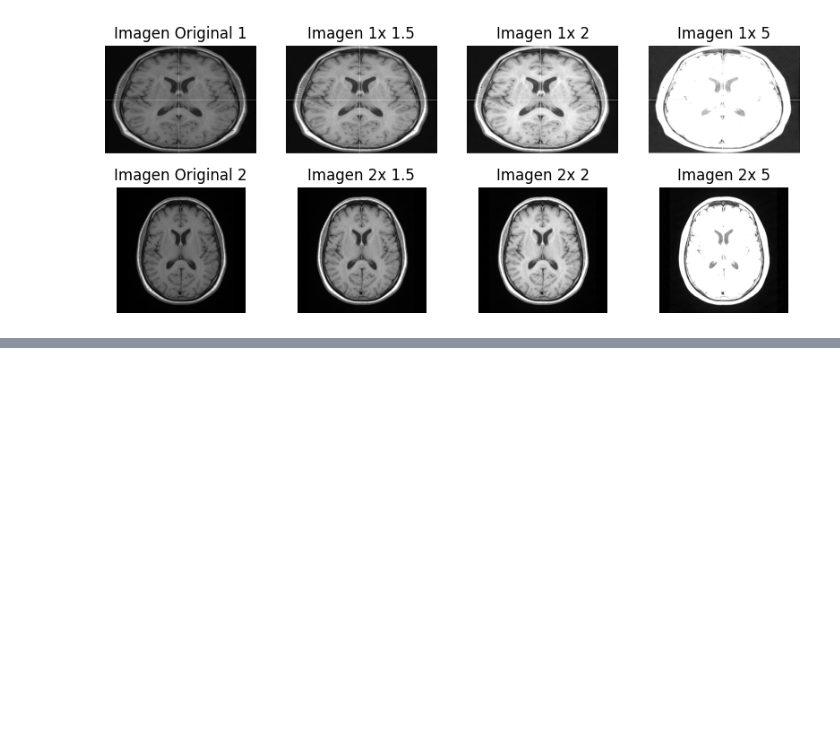
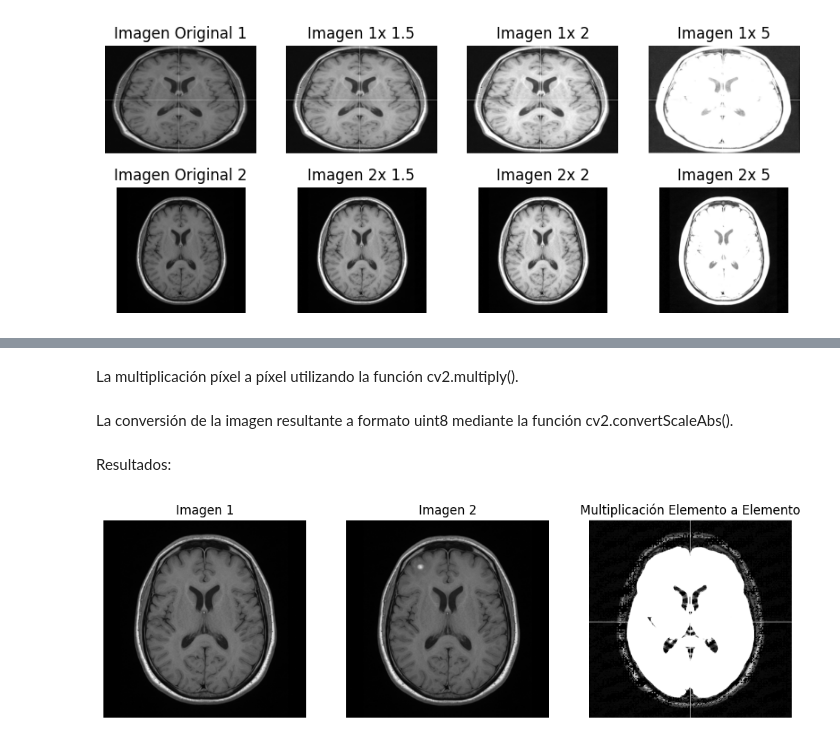
Before and after one commit to JanethGrimaldo/AI, a Jupyter notebook: Practica_6.ipynb, the cells around one changed output, grey strips where cells are left out. Saved outputs shown, nothing was run; the diff lists cells and outputs as text; code cells hidden in the pictures; blank space fills up the shorter version.

```diff
--- a/Practica_6.ipynb
+++ b/Practica_6.ipynb
@@ -183,0 +186,36 @@ plt.show()
+# %%
+img5 = cv2.imread("5.jpg", cv2.IMREAD_GRAYSCALE)
+img6 = cv2.imread("6.jpg", cv2.IMREAD_GRAYSCALE)
+
+img6 = cv2.resize(img6, (img5.shape[1], img5.shape[0]))
+# %% [markdown]
+La multiplicación píxel a píxel utilizando la función cv2.multiply().
+# %%
+img_multiplicada=cv2.multiply(img6, img5)
+# %% [markdown]
+La conversión de la imagen resultante a formato uint8 mediante la función cv2.convertScaleAbs().
+# %%
+img_multiplicada=cv2.convertScaleAbs(img_multiplicada)
+# %% [markdown]
+Resultados:
+# %%
+plt.figure(figsize=(12, 4))
+
+plt.subplot(1, 3, 1)
+plt.imshow(img3, cmap='gray')
+plt.title("Imagen 1")
+plt.axis("off")
+
+plt.subplot(1, 3, 2)
+plt.imshow(img4, cmap='gray')
+plt.title("Imagen 2")
+plt.axis("off")
+
+plt.subplot(1, 3, 3)
+plt.imshow(img_multiplicada, cmap='gray')
+plt.title("Multiplicación Elemento a Elemento")
+plt.axis("off")
+
+plt.show()
+# %% [output]
+[figure, added]
```
Also changed, not shown: parts of 2 cells of this notebook.
